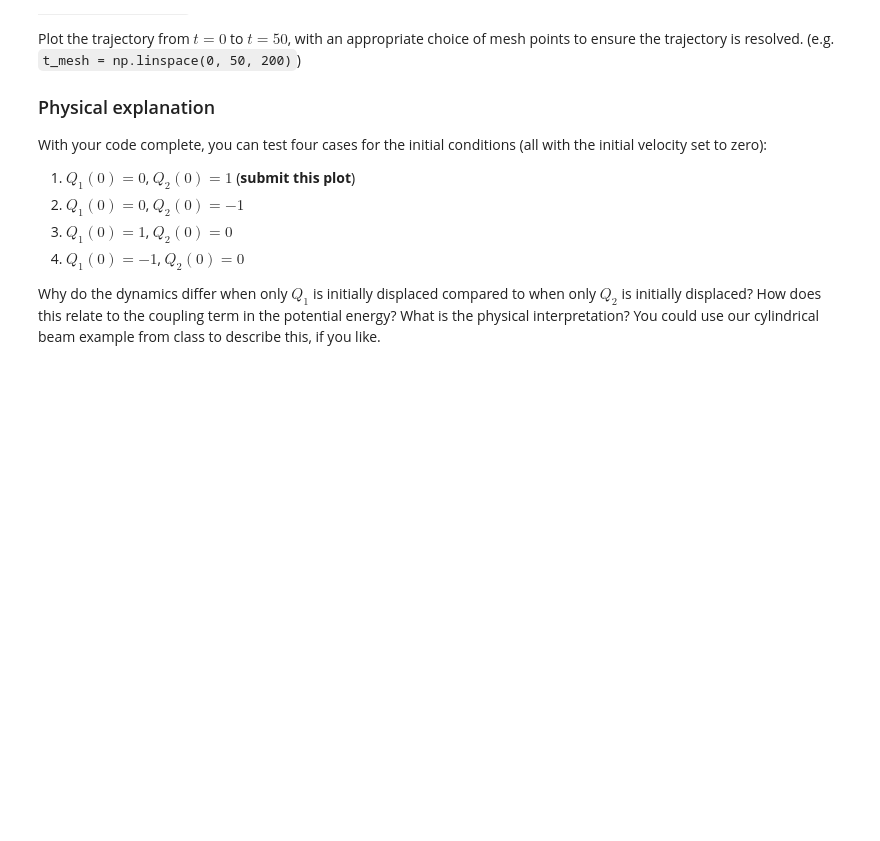
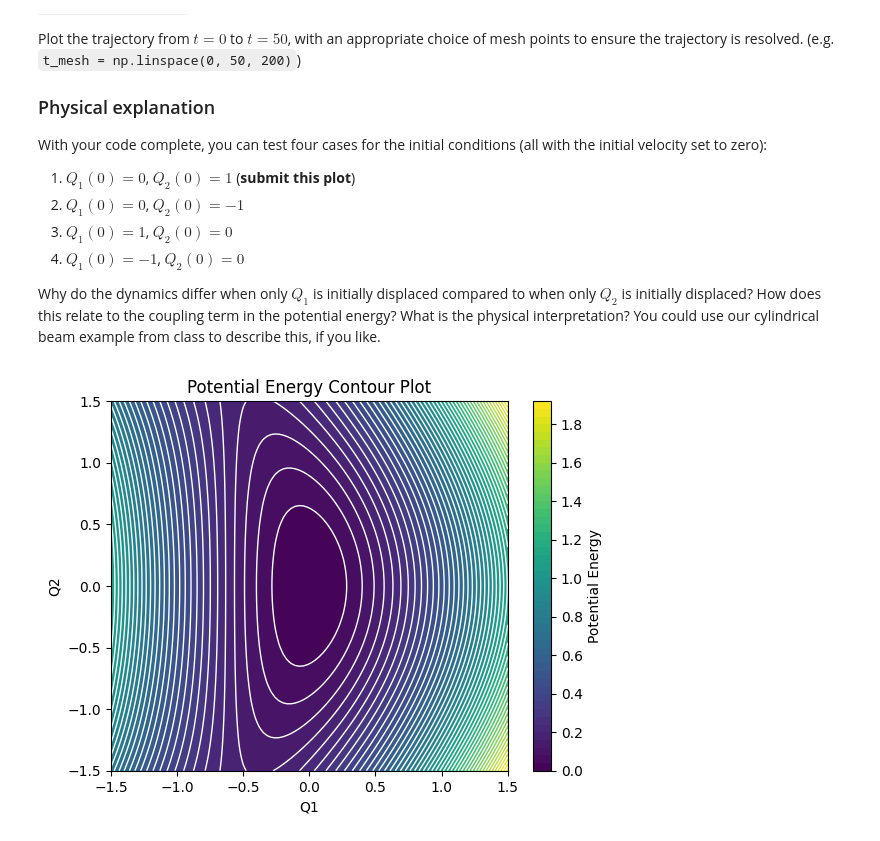
Before and after one commit to Phys3510-Fall2024/final-exam-StevenLe456, a Jupyter notebook: final-exam-question-1.ipynb, the cells around one changed output. Saved outputs shown, nothing was run; the diff lists cells and outputs as text; code cells hidden in the pictures; blank space fills up the shorter version.

Commit message:
Made the plot

```diff
--- a/final-exam-question-1.ipynb
+++ b/final-exam-question-1.ipynb
@@ -67,3 +68,32 @@ import matplotlib.pyplot as plt
 # %%
+#Potential energy function
+
 def potential_energy(q1, q2):
-    return (0.5 * k1 * q1 ** 2) + (0.5 * k2 * q2 ** 2) + ((1 / 3) * q1 * q2 ** 2)
+    return (0.5 * k1 * q1 ** 2) + (0.5 * k2 * q2 ** 2) + ((1 / 3) * c * q1 * q2 ** 2)
+# %%
+# Create meshgrid for Q1 and Q2
+
+q1_range = np.linspace(-1.5, 1.5, 100)  # Range for Q1 (100 x 100)
+q2_range = np.linspace(-1.5, 1.5, 100)  # Range for Q2
+q1_grid, q2_grid = np.meshgrid(q1_range, q2_range)
+
+# Calculate potential energy for grid
+pe_grid = potential_energy(q1_grid, q2_grid)
+# %%
+# Plot
+
+cf = plt.contourf(q1_grid, q2_grid, pe_grid, levels=50, cmap='viridis')
+plt.contour(q1_grid, q2_grid, pe_grid, levels=50, colors='white', linewidths=1)
+plt.xlim(-1.5, 1.5)
+plt.ylim(-1.5, 1.5)
+plt.xlabel("Q1")
+plt.ylabel("Q2")
+plt.title("Potential Energy Contour Plot")
+plt.colorbar(cf, label="Potential Energy")
+plt.grid(False)
+
+# Show plot
+
+plt.show()
+# %% [output]
+[figure, added]
```
Also changed, not shown: parts of 2 cells of this notebook.
